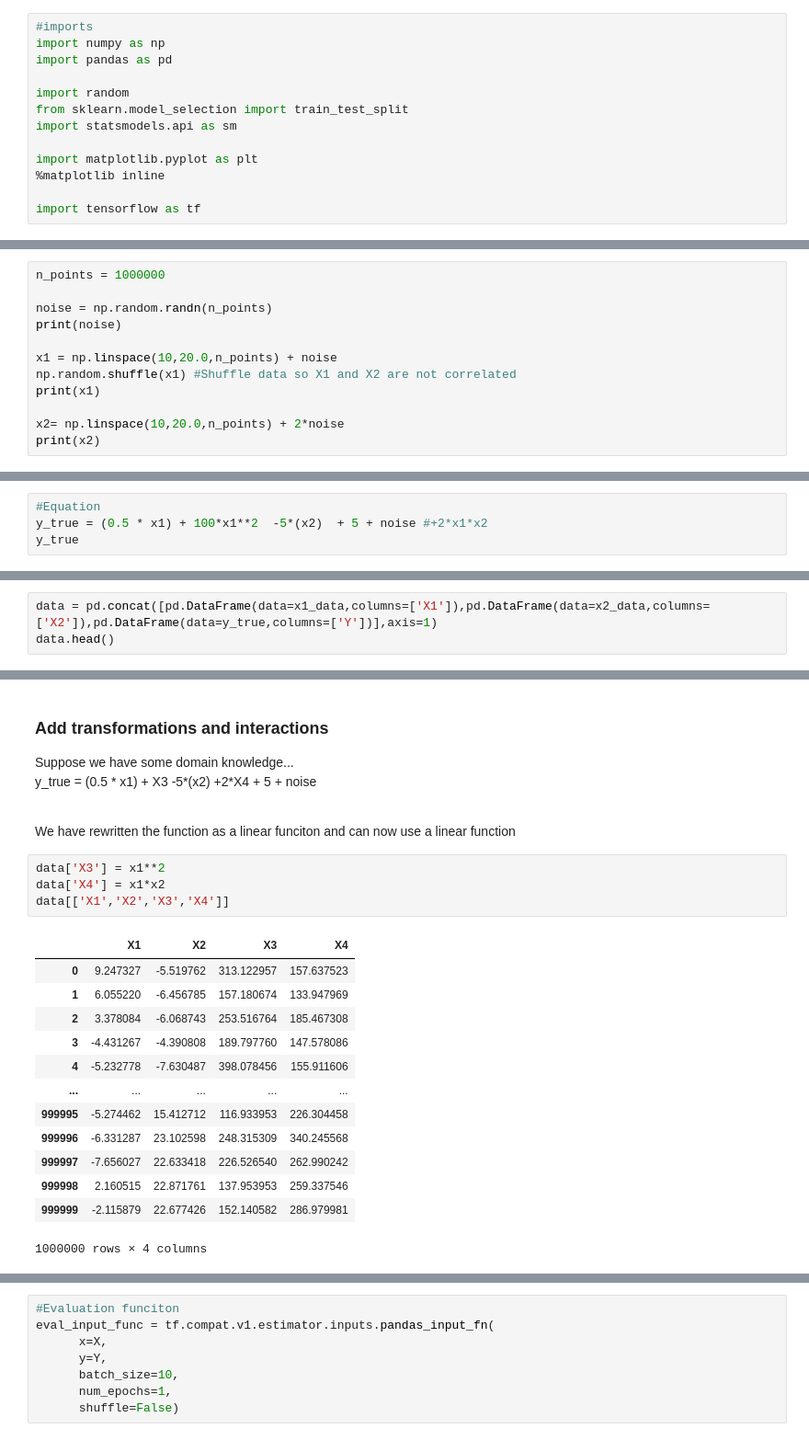
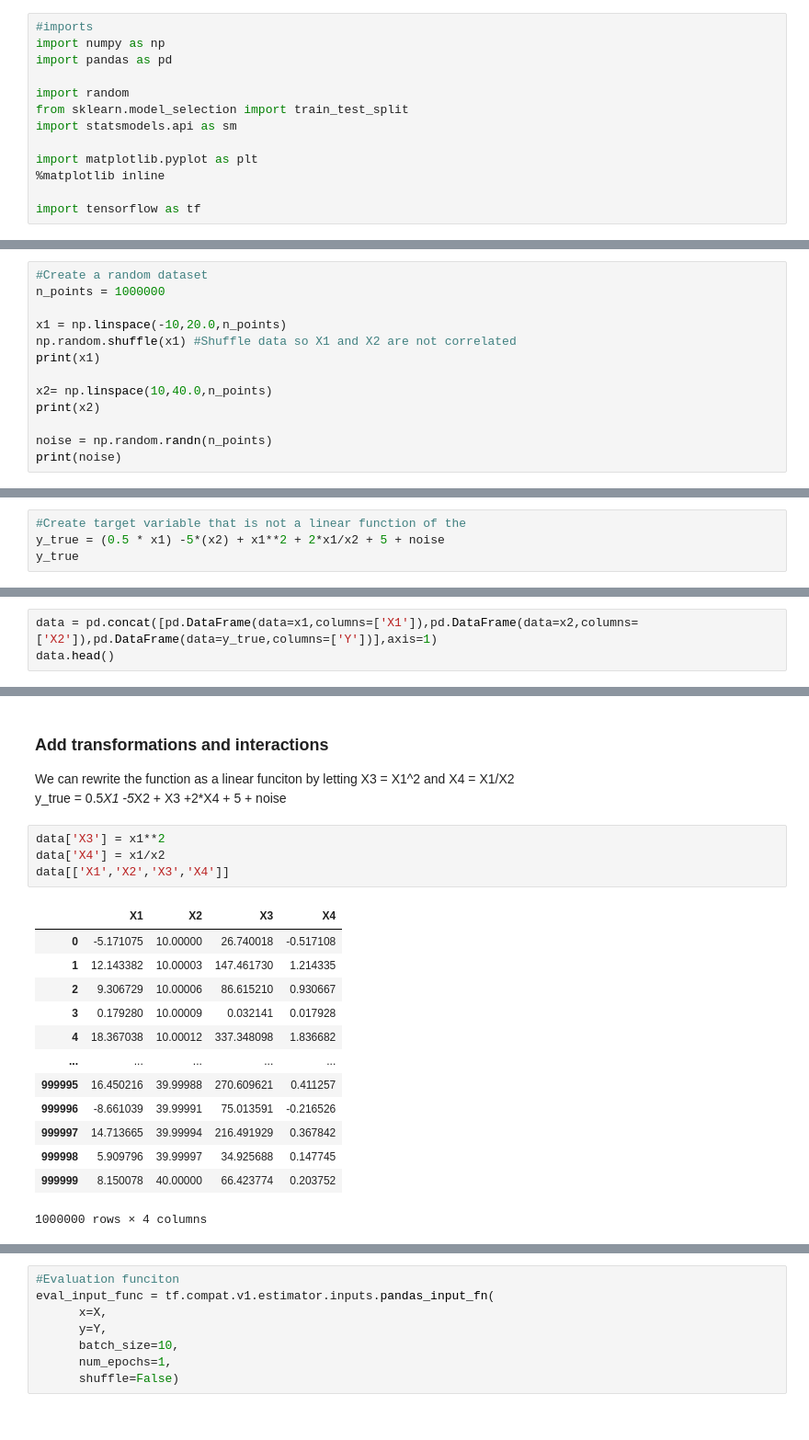
Before and after one commit to conorosully/deep-learning, a Jupyter notebook: src/DNN Regression.ipynb, the cells around one changed output, grey strips where cells are left out. Shown at 92% size. Drawn from its saved outputs; the diff is of its cells as text.

```diff
--- a/src/DNN Regression.ipynb
+++ b/src/DNN Regression.ipynb
@@ -18,13 +19,14 @@ import tensorflow as tf
 # %%
+#Create a random dataset
 n_points = 1000000
+
+x1 = np.linspace(-10,20.0,n_points)
+np.random.shuffle(x1) #Shuffle data so X1 and X2 are not correlated
+print(x1)
+
+x2= np.linspace(10,40.0,n_points)
+print(x2)
 
 noise = np.random.randn(n_points)
 print(noise)
-
-x1 = np.linspace(10,20.0,n_points) + noise
-np.random.shuffle(x1) #Shuffle data so X1 and X2 are not correlated
-print(x1)
-
-x2= np.linspace(10,20.0,n_points) + 2*noise
-print(x2)
 # %% [output]
@@ -37,5 +38,5 @@ print(x2)
 # %%
-#Equation
-y_true = (0.5 * x1) + 100*x1**2  -5*(x2)  + 5 + noise #+2*x1*x2
+#Create target variable that is not a linear function of the
+y_true = (0.5 * x1) -5*(x2) + x1**2 + 2*x1/x2 + 5 + noise
 y_true
 # %% [output]
@@ -44,5 +45,5 @@ array([31281.05535029, 15676.25766009, 25307.219983  , ...,
 # %%
-data = pd.concat([pd.DataFrame(data=x1_data,columns=['X1']),pd.DataFrame(data=x2_data,columns=['X2']),pd.DataFrame(data=y_true,columns=['Y'])],axis=1)
+data = pd.concat([pd.DataFrame(data=x1,columns=['X1']),pd.DataFrame(data=x2,columns=['X2']),pd.DataFrame(data=y_true,columns=['Y'])],axis=1)
 data.head()
 # %% [output]
 |  | X1 | X2 | Y |
@@ -110,27 +112,24 @@ plt.plot(Y, Y,'r')
-# %% [markdown]
-### Add transformations and interactions
-Suppose we have some domain knowledge...
-<br>
-y_true =  (0.5 * x1) + X3 -5*(x2) +2*X4 + 5 + noise
-
-
-<br>
-We have rewritten the   function as a linear funciton and can now use a linear function
+# %% [markdown]
+### Add transformations and interactions
+We can rewrite the function as a linear funciton by letting X3 = X1^2 and X4 = X1/X2
+<br>
+y_true =  0.5*X1 -5*X2 + X3 +2*X4 + 5 + noise
+<br>
 # %%
 data['X3'] = x1**2
-data['X4'] = x1*x2
+data['X4'] = x1/x2
 data[['X1','X2','X3','X4']]
 # %% [output]
 |  | X1 | X2 | X3 | X4 |
-| 0 | 9.247327 | -5.519762 | 313.122957 | 157.637523 |
-| 1 | 6.055220 | -6.456785 | 157.180674 | 133.947969 |
-| 2 | 3.378084 | -6.068743 | 253.516764 | 185.467308 |
-| 3 | -4.431267 | -4.390808 | 189.797760 | 147.578086 |
-| 4 | -5.232778 | -7.630487 | 398.078456 | 155.911606 |
+| 0 | -5.171075 | 10.00000 | 26.740018 | -0.517108 |
+| 1 | 12.143382 | 10.00003 | 147.461730 | 1.214335 |
+| 2 | 9.306729 | 10.00006 | 86.615210 | 0.930667 |
+| 3 | 0.179280 | 10.00009 | 0.032141 | 0.017928 |
+| 4 | 18.367038 | 10.00012 | 337.348098 | 1.836682 |
 | ... | ... | ... | ... | ... |
-| 999995 | -5.274462 | 15.412712 | 116.933953 | 226.304458 |
-| 999996 | -6.331287 | 23.102598 | 248.315309 | 340.245568 |
-| 999997 | -7.656027 | 22.633418 | 226.526540 | 262.990242 |
-| 999998 | 2.160515 | 22.871761 | 137.953953 | 259.337546 |
-| 999999 | -2.115879 | 22.677426 | 152.140582 | 286.979981 |
+| 999995 | 16.450216 | 39.99988 | 270.609621 | 0.411257 |
+| 999996 | -8.661039 | 39.99991 | 75.013591 | -0.216526 |
+| 999997 | 14.713665 | 39.99994 | 216.491929 | 0.367842 |
+| 999998 | 5.909796 | 39.99997 | 34.925688 | 0.147745 |
+| 999999 | 8.150078 | 40.00000 | 66.423774 | 0.203752 |
 1000000 rows × 4 columns
```
Also changed, not shown: parts of 34 cells of this notebook.
